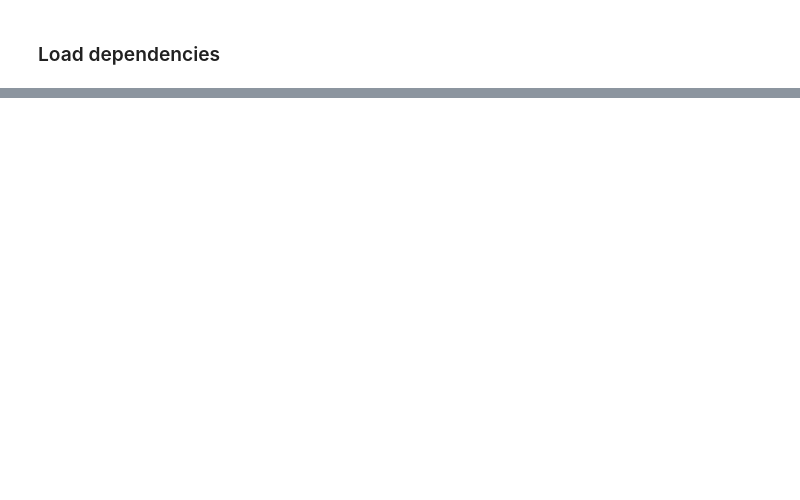
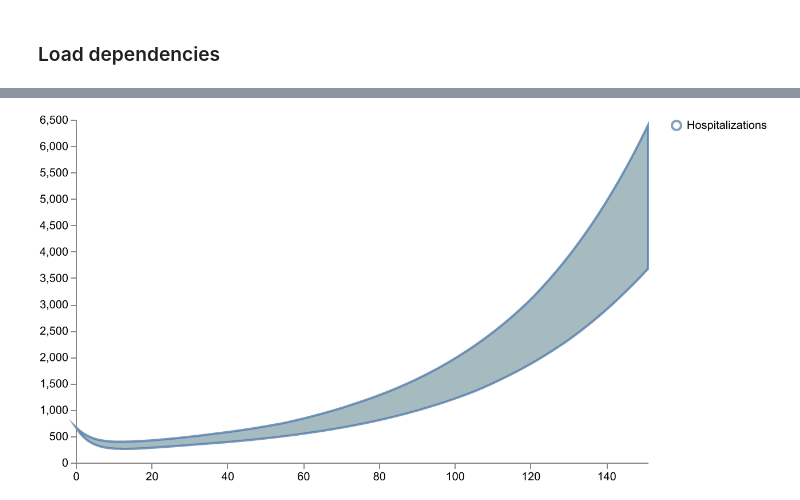
Before and after one commit to DARPA-ASKEM/program-milestones, a Jupyter notebook: Monthly_Scenarios_CIEMSS/July_2024_Scenario/July_2024_Notebook.ipynb, the cells around one changed output, grey strips where cells are left out. Saved outputs shown, nothing was run; the diff lists cells and outputs as text; code cells hidden in the pictures; blank space fills up the shorter version.

```diff
--- a/Monthly_Scenarios_CIEMSS/July_2024_Scenario/July_2024_Notebook.ipynb
+++ b/Monthly_Scenarios_CIEMSS/July_2024_Scenario/July_2024_Notebook.ipynb
@@ -22,0 +553,14 @@ data1 = "LA_County_Covid19_CSA_14day_hospitalization_table.csv"
+# %%
+nice_labels = {
+        "hospitalized_observable_state": "Hospitalizations",
+        }
+
+schema = plots.trajectories(
+    opt_intervention_result["data"],
+    keep="hospitalized_observable_state",
+    relabel=nice_labels
+)
+plots.save_schema(schema, "_schema.json")
+plots.ipy_display(schema, dpi=150)
+# %% [output]
+[figure, added]
```
Also changed, not shown: parts of 43 cells of this notebook, 4 other files.
